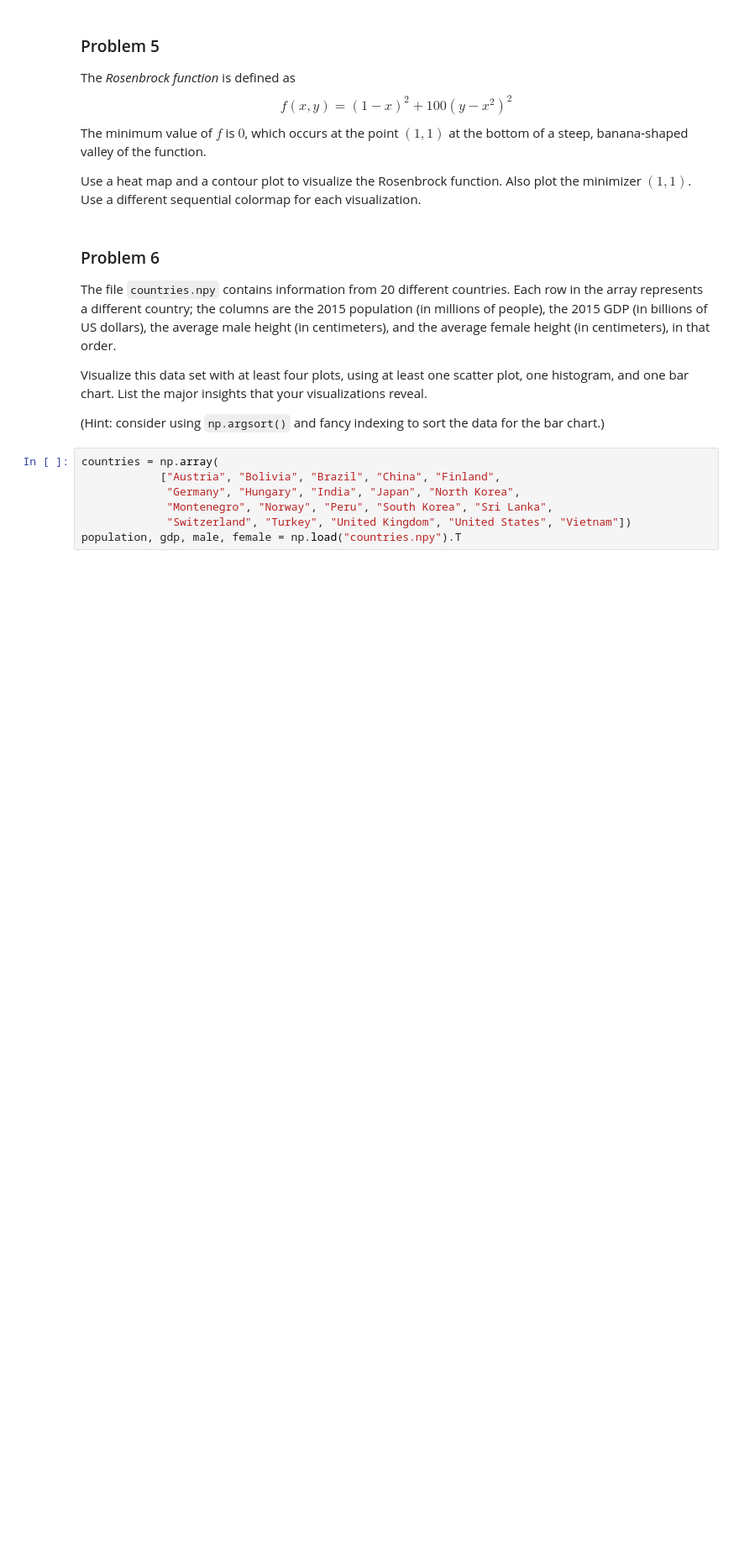
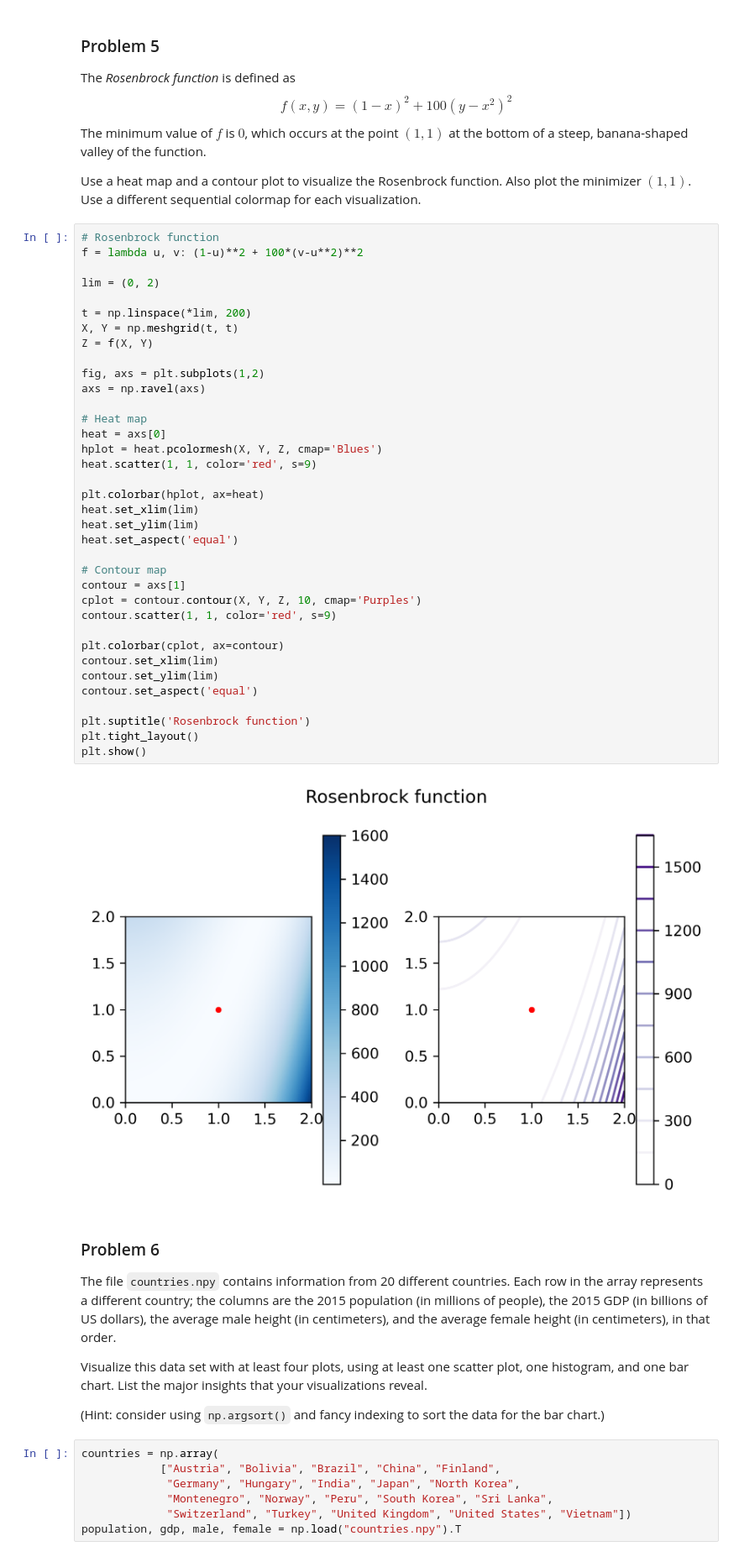
Before and after one commit to Burt360/Volume1, a Jupyter notebook: DataVisualization/data_visualization.ipynb, the cells around one changed output. Shown at 84% size. Cells and saved outputs as stored; diff of their text form; blank space fills up the shorter version.

```diff
--- a/DataVisualization/data_visualization.ipynb
+++ b/DataVisualization/data_visualization.ipynb
@@ -259,6 +259,44 @@ The minimum value of $f$ is $0$, which occurs at the point $(1, 1)$ at the botto
 Use a heat map and a contour plot to visualize the Rosenbrock function.
 Also plot the minimizer $(1, 1)$.
 Use a different sequential colormap for each visualization.
+# %%
+# Rosenbrock function
+f = lambda u, v: (1-u)**2 + 100*(v-u**2)**2
+
+lim = (0, 2)
+
+t = np.linspace(*lim, 200)
+X, Y = np.meshgrid(t, t)
+Z = f(X, Y)
+
+fig, axs = plt.subplots(1,2)
+axs = np.ravel(axs)
+
+# Heat map
+heat = axs[0]
+hplot = heat.pcolormesh(X, Y, Z, cmap='Blues')
+heat.scatter(1, 1, color='red', s=9)
+
+plt.colorbar(hplot, ax=heat)
+heat.set_xlim(lim)
+heat.set_ylim(lim)
+heat.set_aspect('equal')
+
+# Contour map
+contour = axs[1]
+cplot = contour.contour(X, Y, Z, 10, cmap='Purples')
+contour.scatter(1, 1, color='red', s=9)
+
+plt.colorbar(cplot, ax=contour)
+contour.set_xlim(lim)
+contour.set_ylim(lim)
+contour.set_aspect('equal')
+
+plt.suptitle('Rosenbrock function')
+plt.tight_layout()
+plt.show()
+# %% [output]
+[figure, added]
 # %% [markdown]
 ### Problem 6
 
```
Also changed, not shown: parts of 1 cell of this notebook.
